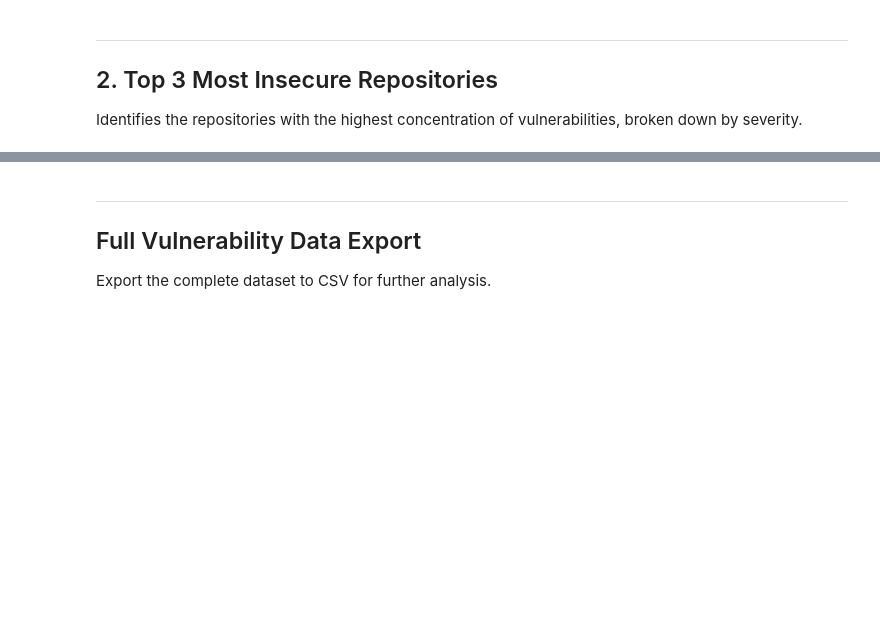
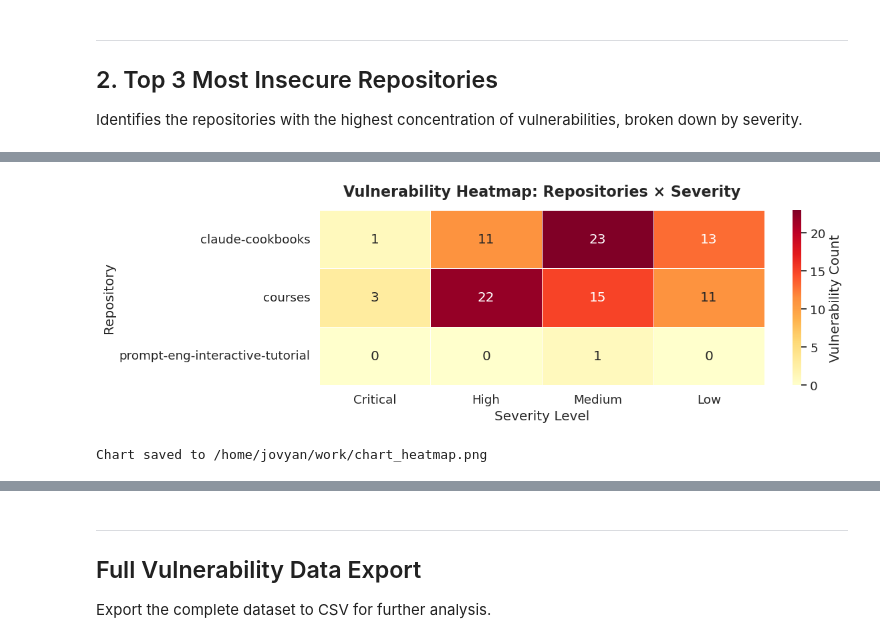
Before and after one commit to F33gz/SBOMs, a Jupyter notebook: notebooks/analysis.ipynb, the cells around one changed output, grey strips where cells are left out. Drawn from its saved outputs; the diff is of its cells as text; code cells hidden in the pictures; blank space fills up the shorter version.

```diff
--- a/notebooks/analysis.ipynb
+++ b/notebooks/analysis.ipynb
@@ -331,0 +244,17 @@ if not df_vulns.empty and not top5.empty:
+# %%
+if not df_vulns.empty:
+    heatmap_data = df_vulns.groupby(["repository", "severity"]).size().unstack(fill_value=0)
+    heatmap_data = heatmap_data.reindex(columns=[s for s in SEVERITY_ORDER if s in heatmap_data.columns])
+    fig, ax = plt.subplots(figsize=(12, max(4, len(heatmap_data) * 1.2)))
+    sns.heatmap(heatmap_data, annot=True, fmt="d", cmap="YlOrRd", linewidths=0.5, ax=ax, cbar_kws={"label": "Vulnerability Count"})
+    ax.set_title("Vulnerability Heatmap: Repositories × Severity", fontsize=16, fontweight="bold", pad=15)
+    ax.set_ylabel("Repository"); ax.set_xlabel("Severity Level")
+    plt.tight_layout()
+    chart_path = os.path.join(OUTPUT_DIR, "chart_heatmap.png")
+    plt.savefig(chart_path, dpi=150, bbox_inches="tight"); plt.show()
+    print(f"Chart saved to {chart_path}")
+else:
+    print("No data for heatmap.")
+# %% [output]
+[figure, added]
+Chart saved to /home/jovyan/work/chart_heatmap.png
```
Also changed, not shown: parts of 21 cells of this notebook, 5 other files.
